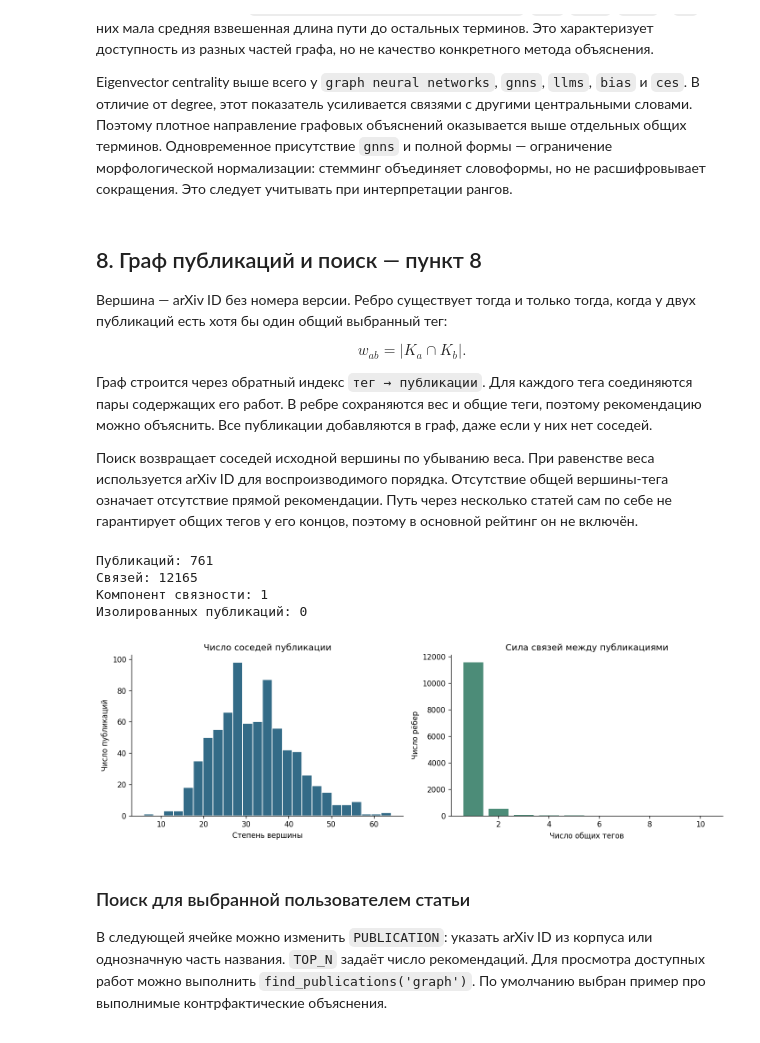
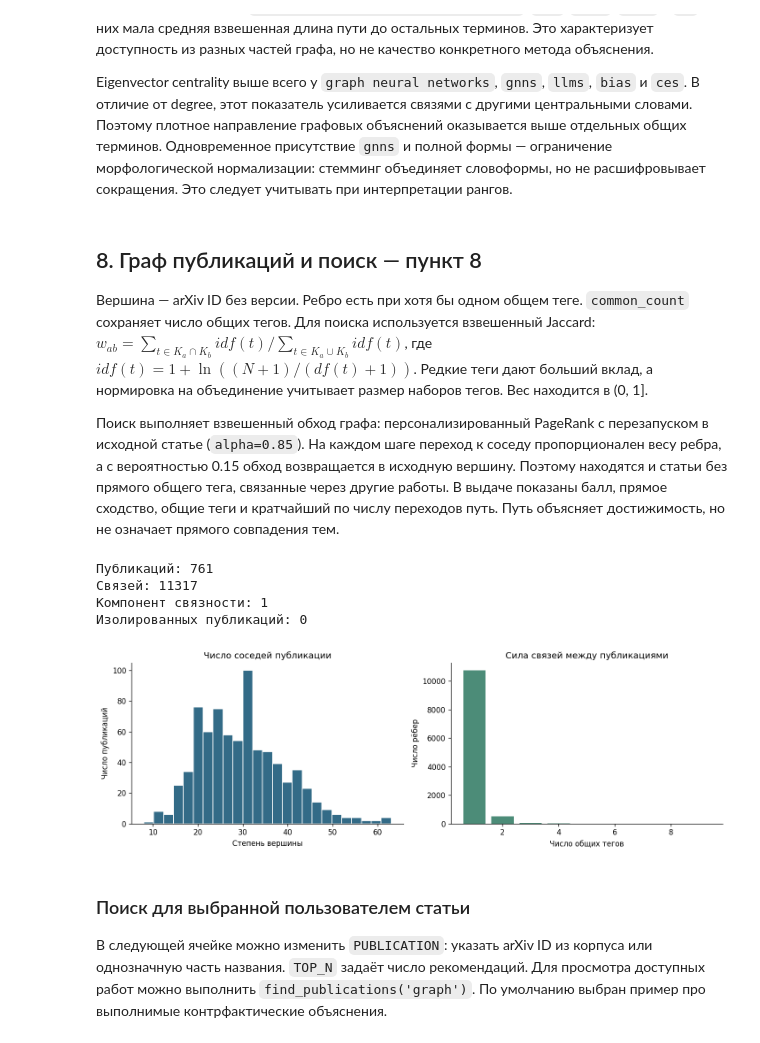
Before and after one commit to Anastaia0/Data-analysis-and-information-retrieval, a Jupyter notebook: lab-1/arxiv_graph_lab_no_archive.ipynb, the cells around one changed output. Saved outputs shown, nothing was run; the diff lists cells and outputs as text; code cells hidden in the pictures.

```diff
--- a/lab-1/arxiv_graph_lab_no_archive.ipynb
+++ b/lab-1/arxiv_graph_lab_no_archive.ipynb
@@ -378,7 +419,7 @@ forms = defaultdict(Counter)
 for text in corpus['text']:
     for term, surface in candidate_terms(text):
         forms[term][surface] += 1
-labels = {term: sorted(counts, key=lambda x: (-counts[x], x))[0] for term, counts in forms.items()}
+labels = {term: term for term in forms}
 keyword_counts = Counter(term for tags in corpus['keywords'] for term in set(tags))
 
 assert corpus['keywords'].map(bool).all()
@@ -390,7 +431,7 @@ print('Размер матрицы TF-IDF:', tfidf.shape)
 print('Различных выбранных тегов:', len(keyword_counts))
 print('Тегов на статью: от', corpus['keywords'].map(len).min(), 'до', corpus['keywords'].map(len).max())
 keyword_table = pd.DataFrame([
-    {'Основа': term, 'Ключевое слово': labels[term], 'Статей': count}
+    {'Лемма': term, 'Ключевое слово': labels[term], 'Статей': count}
     for term, count in keyword_counts.most_common(20)
 ])
 display(keyword_table)
@@ -780,20 +818,18 @@ Eigenvector centrality выше всего у `graph neural networks`, `gnns`, `
 # %% [markdown]
 ## 8. Граф публикаций и поиск — пункт 8
 
-Вершина — arXiv ID без номера версии. Ребро существует тогда и только тогда,
-когда у двух публикаций есть хотя бы один общий выбранный тег:
+Вершина — arXiv ID без версии. Ребро есть при хотя бы одном общем теге.
+`common_count` сохраняет число общих тегов. Для поиска используется взвешенный
+Jaccard: $w_{ab}=\sum_{t\in K_a\cap K_b}idf(t)/\sum_{t\in K_a\cup K_b}idf(t)$,
+где $idf(t)=1+\ln((N+1)/(df(t)+1))$. Редкие теги дают больший вклад,
+а нормировка на объединение учитывает размер наборов тегов. Вес находится в (0, 1].
 
-$$w_{ab}=|K_a\cap K_b|.$$
-
-Граф строится через обратный индекс `тег → публикации`. Для каждого тега
-соединяются пары содержащих его работ. В ребре сохраняются вес и общие теги,
-поэтому рекомендацию можно объяснить. Все публикации добавляются в граф,
-даже если у них нет соседей.
-
-Поиск возвращает соседей исходной вершины по убыванию веса. При равенстве веса
-используется arXiv ID для воспроизводимого порядка. Отсутствие общей вершины-тега
-означает отсутствие прямой рекомендации. Путь через несколько статей сам по себе
-не гарантирует общих тегов у его концов, поэтому в основной рейтинг он не включён.
+Поиск выполняет взвешенный обход графа: персонализированный PageRank с перезапуском
+в исходной статье (`alpha=0.85`). На каждом шаге переход к соседу пропорционален
+весу ребра, а с вероятностью 0.15 обход возвращается в исходную вершину.
+Поэтому находятся и статьи без прямого общего тега, связанные через другие работы.
+В выдаче показаны балл, прямое сходство, общие теги и кратчайший по числу переходов
+путь. Путь объясняет достижимость, но не означает прямого совпадения тем.
 # %%
 def build_publication_graph(frame):
     graph = nx.Graph()
@@ -802,39 +838,44 @@ def build_publication_graph(frame):
         graph.add_node(row.id, title=row.title, url=row.url)
         for term in sorted(set(row.keywords)):
             inverted[term].append(row.id)
+    tag_sets = {row.id: set(row.keywords) for row in frame.itertuples()}
+    idf = {term: 1 + np.log((len(frame) + 1) / (len(ids) + 1))
+           for term, ids in inverted.items()}
     for term, paper_ids in inverted.items():
         for left, right in combinations(paper_ids, 2):
             if not graph.has_edge(left, right):
-                graph.add_edge(left, right, weight=0, common_keywords=[])
-            graph[left][right]['weight'] += 1
+                graph.add_edge(left, right, common_count=0, common_keywords=[])
+            graph[left][right]['common_count'] += 1
             graph[left][right]['common_keywords'].append(term)
     for left, right, edge in graph.edges(data=True):
         edge['common_keywords'].sort()
+        edge['weight'] = sum(idf[t] for t in edge['common_keywords']) / sum(
+            idf[t] for t in tag_sets[left] | tag_sets[right])
     return graph
 
 publication_graph = build_publication_graph(corpus)
 papers = corpus.set_index('id')
 paper_tags = papers['keywords'].map(set).to_dict()
 print('Публикаций:', publication_graph.number_of_nodes())
 print('Связей:', publication_graph.number_of_edges())
 print('Компонент связности:', nx.number_connected_components(publication_graph))
 print('Изолированных публикаций:', nx.number_of_isolates(publication_graph))
 
 fig, axes = plt.subplots(1, 2, figsize=(12, 4))
 axes[0].hist([degree for node, degree in publication_graph.degree()], bins=25,
              color='#336b87', edgecolor='white')
 axes[0].set(title='Число соседей публикации', xlabel='Степень вершины', ylabel='Число публикаций')
-weight_counts = Counter(edge['weight'] for a, b, edge in publication_graph.edges(data=True))
+weight_counts = Counter(edge['common_count'] for a, b, edge in publication_graph.edges(data=True))
 axes[1].bar(sorted(weight_counts), [weight_counts[k] for k in sorted(weight_counts)], color='#4c8c78')
 axes[1].set(title='Сила связей между публикациями', xlabel='Число общих тегов', ylabel='Число рёбер')
 plt.tight_layout()
 plt.show()
 # %% [output]
 Публикаций: 761
-Связей: 12165
+Связей: 11317
 Компонент связности: 1
 Изолированных публикаций: 0
-[figure, old version]
+[figure, new version]
 # %%
 def find_publications(query):
     query = str(query).strip()
```
Also changed, not shown: parts of 19 cells of this notebook, 1 other file.
